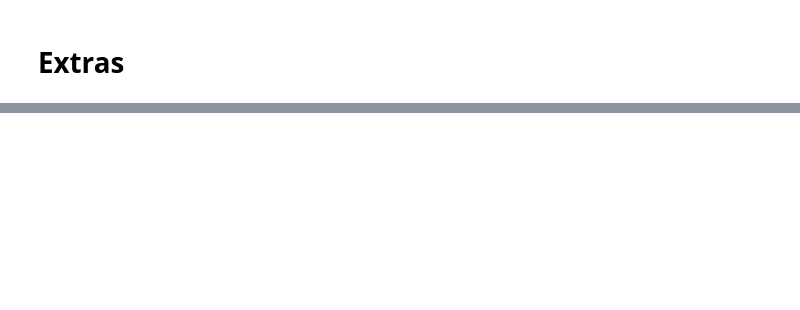
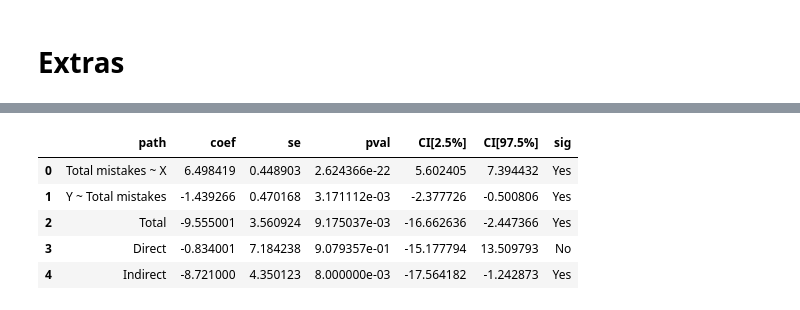
Before and after one commit to Joao-Tiago-Almeida/HRI2023---Conference-Paper, a Jupyter notebook: main.ipynb, the cells around one changed output, grey strips where cells are left out. Saved outputs shown, nothing was run; the diff lists cells and outputs as text; code cells hidden in the pictures; blank space fills up the shorter version.

```diff
--- a/main.ipynb
+++ b/main.ipynb
@@ -472,0 +338,9 @@ Name: Number of sentences read, dtype: float64
+# %%
+mediation_analysis(data=df.fillna(0), x='Total scanning time [min]', m='Total mistakes', y='Number of sentences read')
+# %% [output]
+|  | path | coef | se | pval | CI[2.5%] | CI[97.5%] | sig |
+| 0 | Total mistakes ~ X | 6.498419 | 0.448903 | 2.624366e-22 | 5.602405 | 7.394432 | Yes |
+| 1 | Y ~ Total mistakes | -1.439266 | 0.470168 | 3.171112e-03 | -2.377726 | -0.500806 | Yes |
+| 2 | Total | -9.555001 | 3.560924 | 9.175037e-03 | -16.662636 | -2.447366 | Yes |
+| 3 | Direct | -0.834001 | 7.184238 | 9.079357e-01 | -15.177794 | 13.509793 | No |
+| 4 | Indirect | -8.721000 | 4.350123 | 8.000000e-03 | -17.564182 | -1.242873 | Yes |
```
Also changed, not shown: parts of 22 cells of this notebook, 1 other file.
